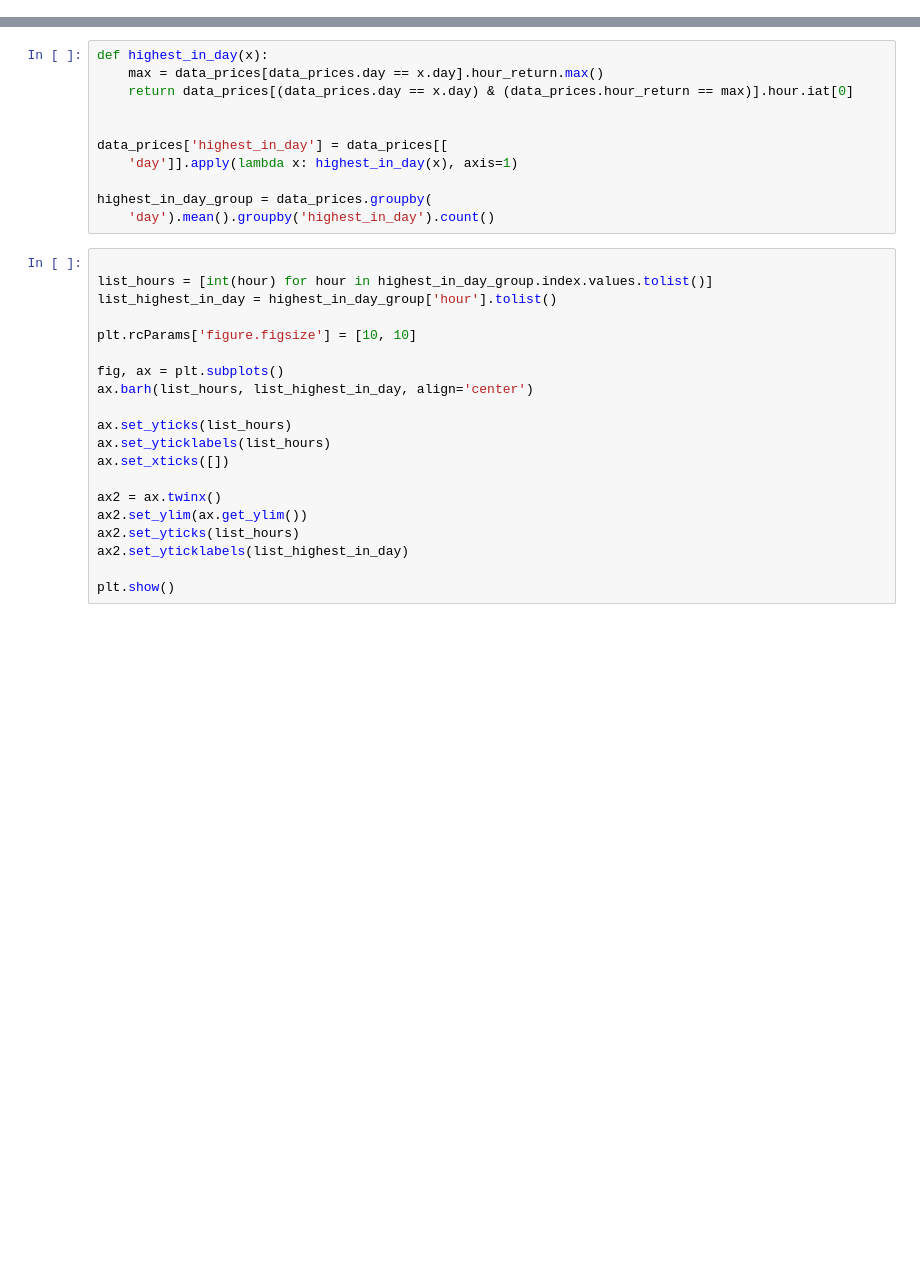
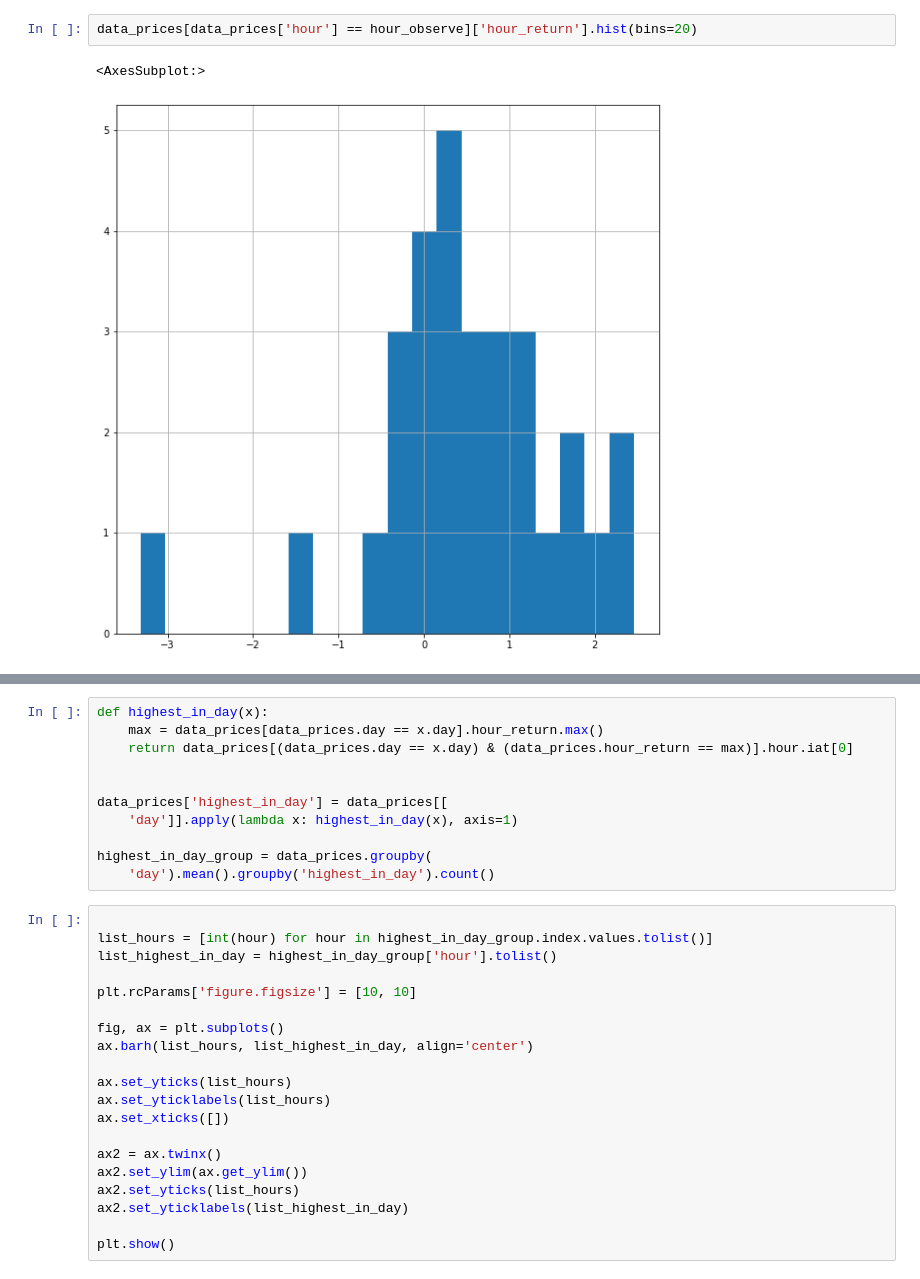
Before and after one commit to bachpx195/the_big_trade, a Jupyter notebook: TheBigTrade/HighestHourInDay.ipynb, the cells around one changed output, grey strips where cells are left out. Saved outputs shown, nothing was run; the diff lists cells and outputs as text; blank space fills up the shorter version.

```diff
--- a/TheBigTrade/HighestHourInDay.ipynb
+++ b/TheBigTrade/HighestHourInDay.ipynb
@@ -138,2 +152,7 @@ Name: hour_return, dtype: float64
+# %%
+data_prices[data_prices['hour'] == hour_observe]['hour_return'].hist(bins=20)
+# %% [output]
+<AxesSubplot:>
+[figure, added]
 # %%
 data_prices[data_prices['hour_return']==data_prices['hour_return'].max()]
```
Also changed, not shown: parts of 6 cells of this notebook, 3 other files.
